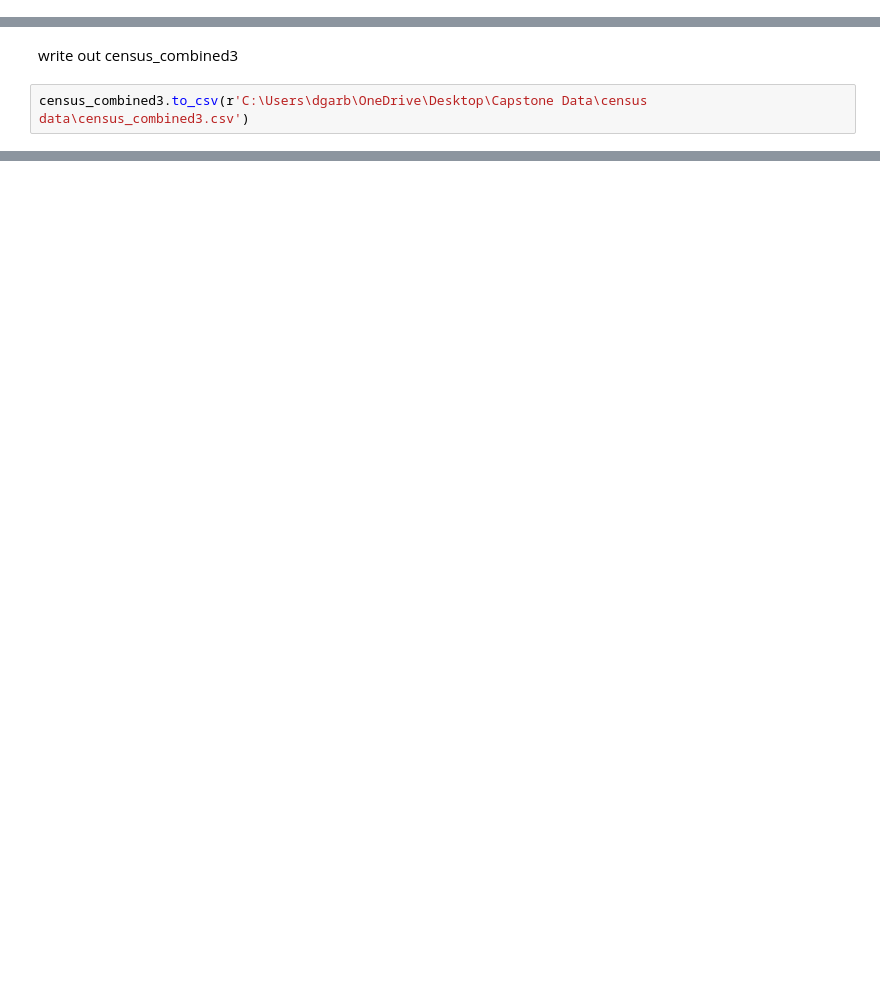
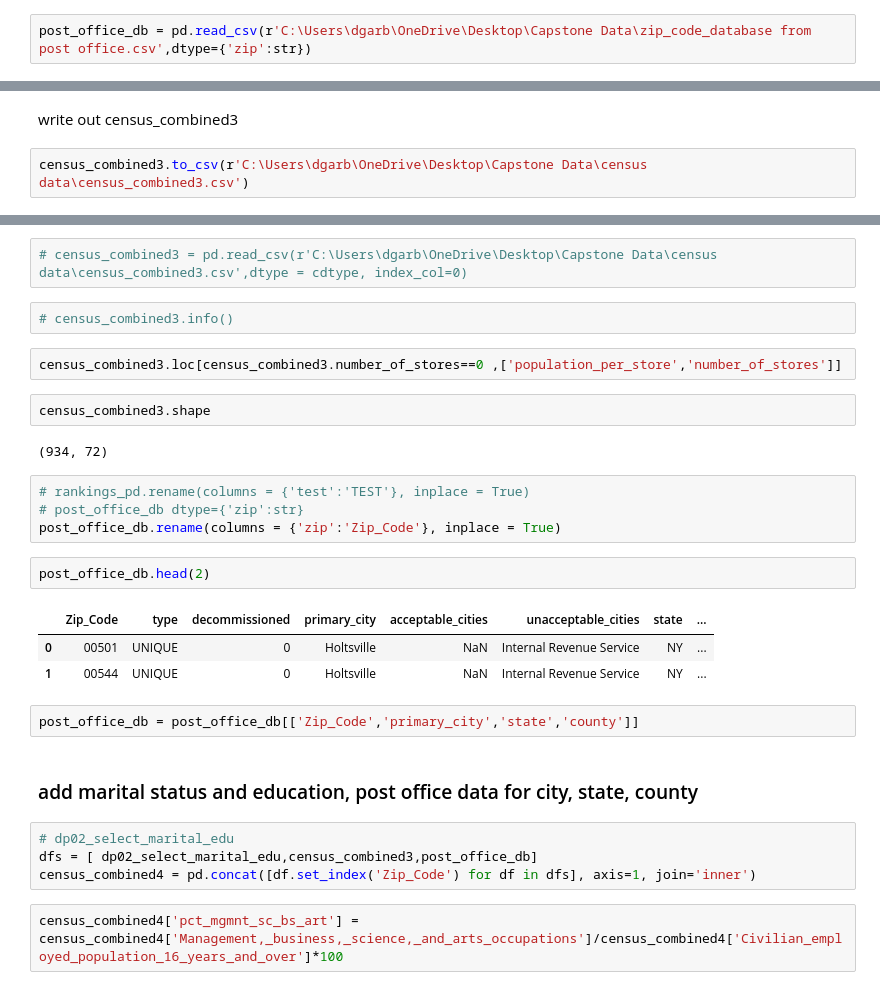
Before and after one commit to dgarbato/capstone, a Jupyter notebook: Census Combine Files_zip_level.ipynb, the cells around one changed output, grey strips where cells are left out. Saved outputs shown, nothing was run; the diff lists cells and outputs as text; blank space fills up the shorter version.

```diff
--- a/Census Combine Files_zip_level.ipynb
+++ b/Census Combine Files_zip_level.ipynb
@@ -26,0 +35,2 @@ county_land_area = pd.read_csv(r'C:\Users\dgarb\OneDrive\Desktop\Capstone Data\c
+# %%
+post_office_db = pd.read_csv(r'C:\Users\dgarb\OneDrive\Desktop\Capstone Data\zip_code_database from post office.csv',dtype={'zip':str})
@@ -640,0 +556,30 @@ The Shamrock Spirits
+# %%
+# census_combined3 = pd.read_csv(r'C:\Users\dgarb\OneDrive\Desktop\Capstone Data\census data\census_combined3.csv',dtype = cdtype, index_col=0)
+# %%
+# census_combined3.info()
+# %%
+census_combined3.loc[census_combined3.number_of_stores==0 ,['population_per_store','number_of_stores']]
+# %%
+census_combined3.shape
+# %% [output]
+(934, 72)
+# %%
+# rankings_pd.rename(columns = {'test':'TEST'}, inplace = True)
+# post_office_db dtype={'zip':str}
+post_office_db.rename(columns = {'zip':'Zip_Code'}, inplace = True)
+# %%
+post_office_db.head(2)
+# %% [output]
+|  | Zip_Code | type | decommissioned | primary_city | acceptable_cities | unacceptable_cities | state | ... |
+| 0 | 00501 | UNIQUE | 0 | Holtsville | NaN | Internal Revenue Service | NY | ... |
+| 1 | 00544 | UNIQUE | 0 | Holtsville | NaN | Internal Revenue Service | NY | ... |
+# %%
+post_office_db = post_office_db[['Zip_Code','primary_city','state','county']]
+# %% [markdown]
+### add marital status and education, post office data for city, state, county
+# %%
+# dp02_select_marital_edu
+dfs = [ dp02_select_marital_edu,census_combined3,post_office_db]
+census_combined4 = pd.concat([df.set_index('Zip_Code') for df in dfs], axis=1, join='inner')
+# %%
+census_combined4['pct_mgmnt_sc_bs_art'] = census_combined4['Management,_business,_science,_and_arts_occupations']/census_combined4['Civilian_employed_population_16_years_and_over']*100
```
Also changed, not shown: parts of 100 cells of this notebook, 10 other files.
